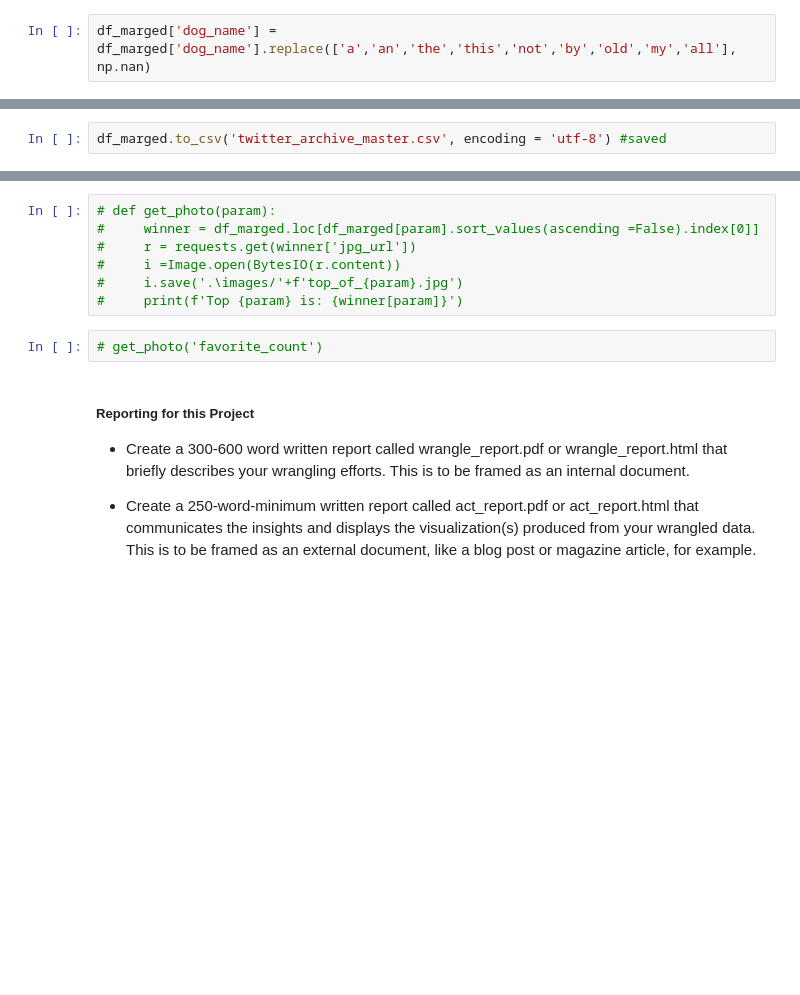
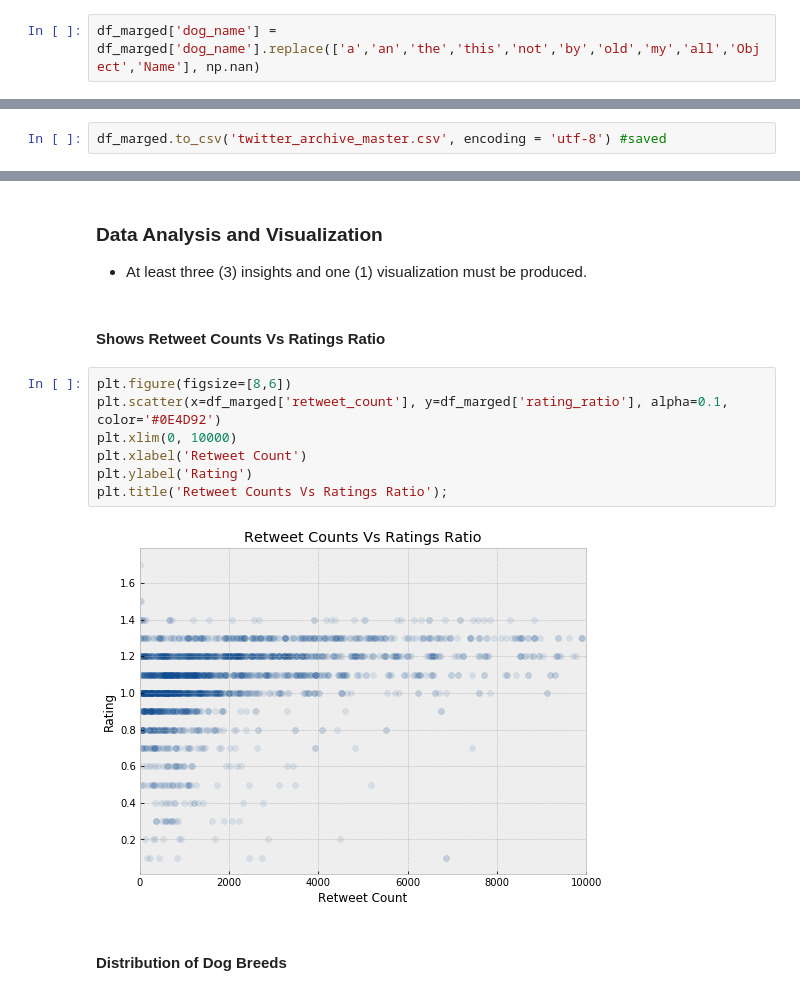
Before and after one commit to GAltuwaijri/Wrangle_and_Analyze_Twitter_Data, a Jupyter notebook: wrangle_act.ipynb, the cells around one changed output, grey strips where cells are left out. Cells and saved outputs as stored; diff of their text form; blank space fills up the shorter version.

Commit message:
Add plots file, wrangle_report full report, and act_report.pdf

```diff
--- a/wrangle_act.ipynb
+++ b/wrangle_act.ipynb
@@ -710,7 +710,7 @@ df_marged.head(1)
 
  - code
 # %%
-df_marged['dog_name'] = df_marged['dog_name'].replace(['a','an','the','this','not','by','old','my','all'], np.nan)
+df_marged['dog_name'] = df_marged['dog_name'].replace(['a','an','the','this','not','by','old','my','all','Object','Name'], np.nan)
 # %% [markdown]
 - tset
 # %%
@@ -851,15 +842,18 @@ df_marged.to_csv('twitter_archive_master.csv', encoding = 'utf-8') #saved
-# %%
-# def get_photo(param):
-#     winner = df_marged.loc[df_marged[param].sort_values(ascending =False).index[0]]
-#     r = requests.get(winner['jpg_url'])
-#     i =Image.open(BytesIO(r.content))
-#     i.save('.\images/'+f'top_of_{param}.jpg')
-#     print(f'Top {param} is: {winner[param]}')
-# %%
-# get_photo('favorite_count')
-# %% [markdown]
-##### Reporting for this Project
-
-- Create a 300-600 word written report called wrangle_report.pdf or wrangle_report.html that briefly describes your wrangling efforts. This is to be framed as an internal document.
-
-- Create a 250-word-minimum written report called act_report.pdf or act_report.html that communicates the insights and displays the visualization(s) produced from your wrangled data. This is to be framed as an external document, like a blog post or magazine article, for example.
+# %% [markdown]
+<a id='Analysis'></a>
+### Data Analysis and Visualization
+
+- At least three (3) insights and one (1) visualization must be produced.
+# %% [markdown]
+#### Shows Retweet Counts Vs Ratings Ratio
+# %%
+plt.figure(figsize=[8,6])
+plt.scatter(x=df_marged['retweet_count'], y=df_marged['rating_ratio'], alpha=0.1, color='#0E4D92')
+plt.xlim(0, 10000)
+plt.xlabel('Retweet Count')
+plt.ylabel('Rating')
+plt.title('Retweet Counts Vs Ratings Ratio');
+# %% [output]
+[figure, added]
+# %% [markdown]
+#### Distribution of Dog Breeds
```
Also changed, not shown: parts of 27 cells of this notebook, 7 other files.
